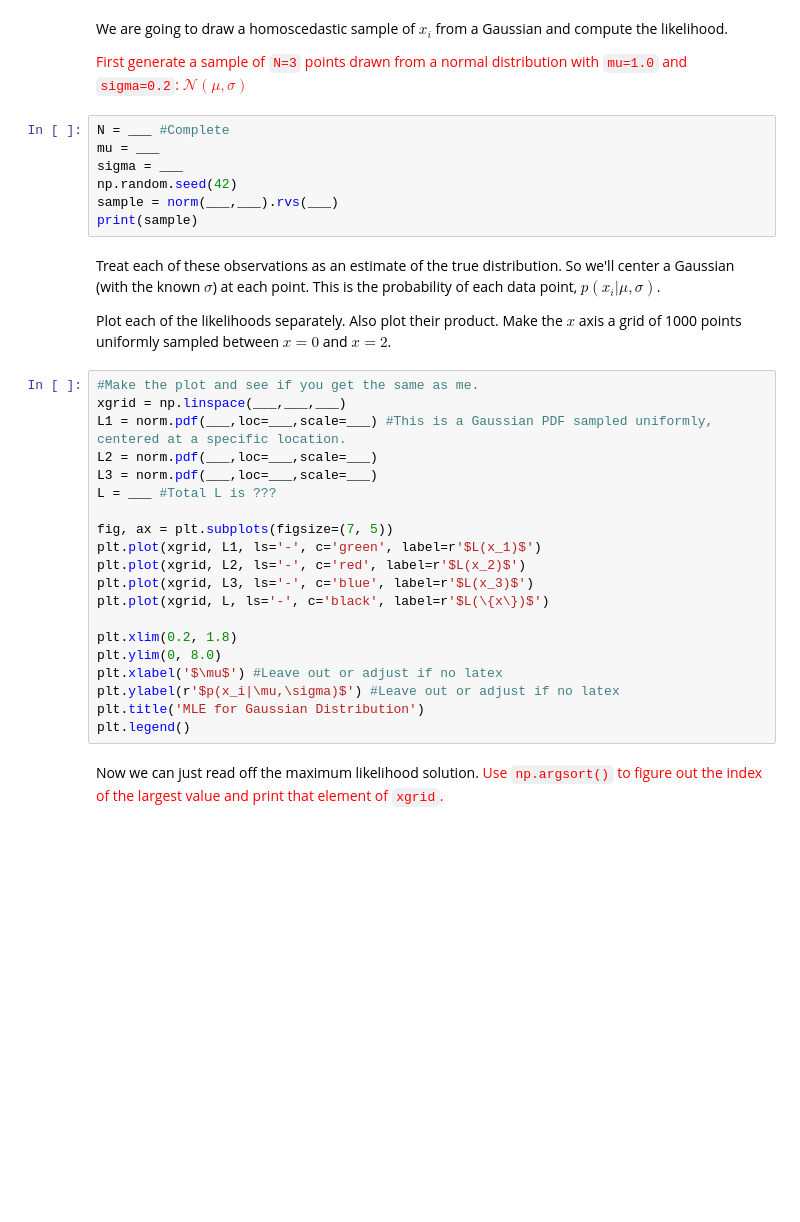
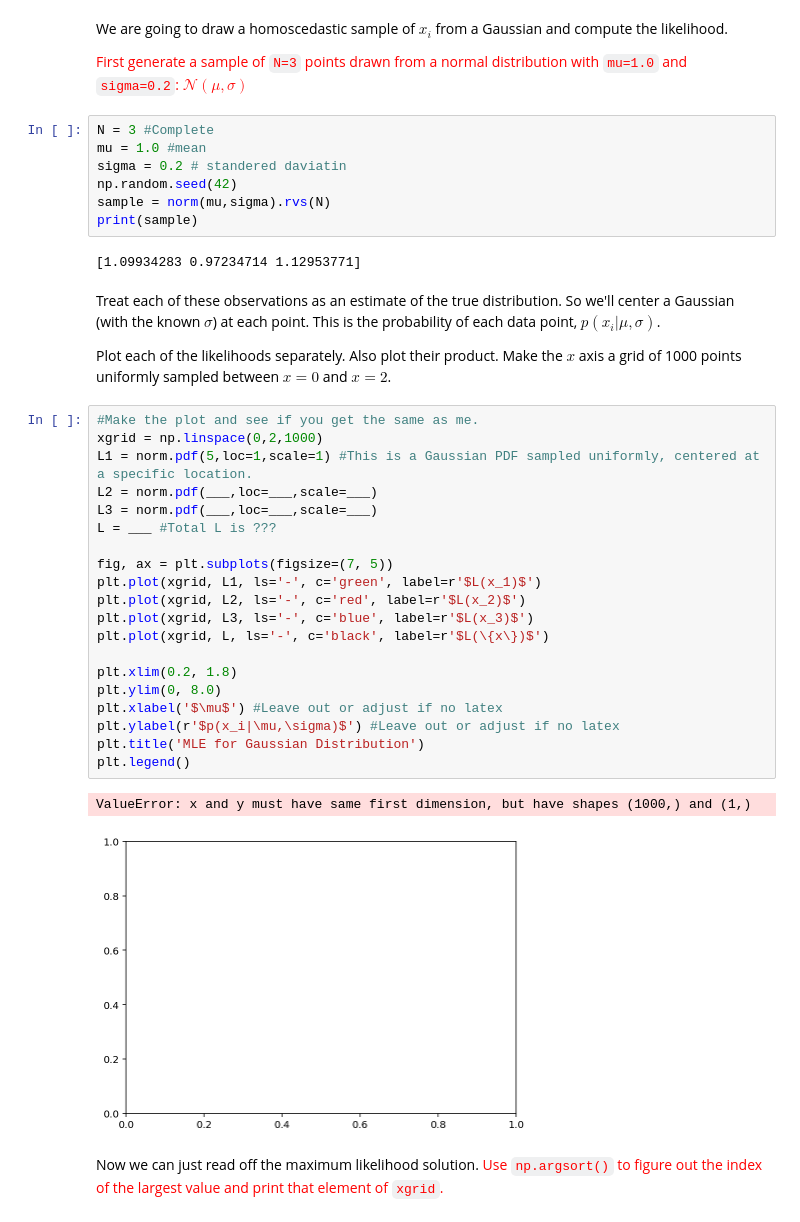
Before and after one commit to Git-Shamsi/sci-comp-ii-fall24, a Jupyter notebook: notebooks/stats/Lecture_5_maxlike.ipynb, the cells around one changed output. Cells and saved outputs as stored; diff of their text form; blank space fills up the shorter version.

```diff
--- a/notebooks/stats/Lecture_5_maxlike.ipynb
+++ b/notebooks/stats/Lecture_5_maxlike.ipynb
@@ -304,36 +307,41 @@ We are going to draw a homoscedastic sample of ${x_i}$ from a Gaussian and compu
 
 <font color='red'>First generate a sample of `N=3` points drawn from a normal distribution with `mu=1.0` and `sigma=0.2`: $\mathscr{N}(\mu,\sigma)$</font>
 # %%
-N = ___ #Complete
-mu = ___
-sigma = ___
+N = 3 #Complete
+mu = 1.0 #mean
+sigma = 0.2 # standered daviatin
 np.random.seed(42)
-sample = norm(___,___).rvs(___)
+sample = norm(mu,sigma).rvs(N)
 print(sample)
+# %% [output]
+[1.09934283 0.97234714 1.12953771]
 # %% [markdown]
 Treat each of these observations as an estimate of the true distribution. So we'll center a Gaussian (with the known $\sigma$) at each point. This is the probability of each data point, $p(x_i|\mu,\sigma)$.
 
 Plot each of the likelihoods separately.  Also plot their product. Make the $x$ axis a grid of 1000 points uniformly sampled between $x=0$ and $x=2$.
 # %%
 #Make the plot and see if you get the same as me.
-xgrid = np.linspace(___,___,___)
-L1 = norm.pdf(___,loc=___,scale=___) #This is a Gaussian PDF sampled uniformly, centered at a specific location.
+xgrid = np.linspace(0,2,1000)
+L1 = norm.pdf(5,loc=1,scale=1) #This is a Gaussian PDF sampled uniformly, centered at a specific location.
 L2 = norm.pdf(___,loc=___,scale=___)
 L3 = norm.pdf(___,loc=___,scale=___)
 L = ___ #Total L is ???
 
 fig, ax = plt.subplots(figsize=(7, 5))
 plt.plot(xgrid, L1, ls='-', c='green', label=r'$L(x_1)$')
 plt.plot(xgrid, L2, ls='-', c='red', label=r'$L(x_2)$')
 plt.plot(xgrid, L3, ls='-', c='blue', label=r'$L(x_3)$')
 plt.plot(xgrid, L, ls='-', c='black', label=r'$L(\{x\})$')
 
 plt.xlim(0.2, 1.8)
 plt.ylim(0, 8.0)
 plt.xlabel('$\mu$') #Leave out or adjust if no latex
 plt.ylabel(r'$p(x_i|\mu,\sigma)$') #Leave out or adjust if no latex
 plt.title('MLE for Gaussian Distribution')
 plt.legend()
+# %% [output]
+ValueError: x and y must have same first dimension, but have shapes (1000,) and (1,)
+[figure, added]
 # %% [markdown]
 Now we can just read off the maximum likelihood solution.  <font color='red'>Use `np.argsort()` to figure out the index of the largest value and print that element of `xgrid`.</font>
 # %%
```
Also changed, not shown: parts of 4 cells of this notebook.
